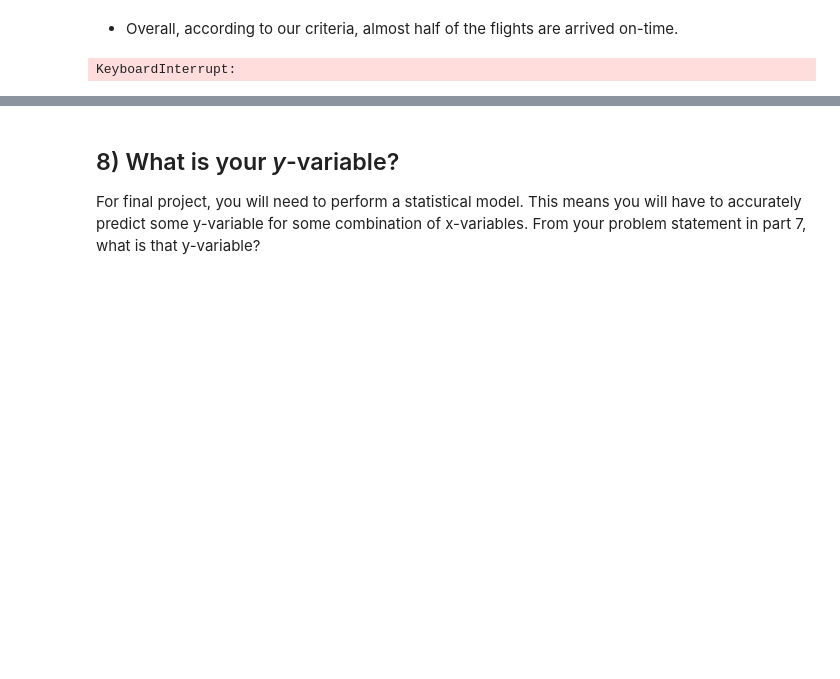
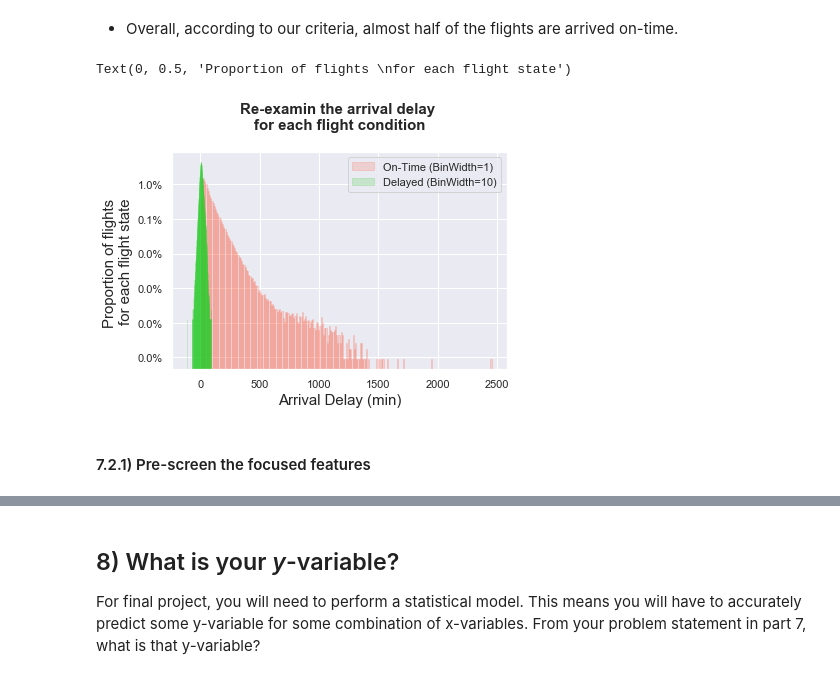
Before and after one commit to Wolfking2015/Final-Project-For-AML, a Jupyter notebook: final-project.ipynb, the cells around one changed output, grey strips where cells are left out. Cells and saved outputs as stored; diff of their text form; code cells hidden in the pictures; blank space fills up the shorter version.

```diff
--- a/final-project.ipynb
+++ b/final-project.ipynb
@@ -455,18 +442,21 @@ plt.hist(Delay_Status)
-# %%
-#Re-examination of the raw arrival delays and the depature delays
-Delay_Status=data_airline[['ArrDelay','DepDelay','FlightState']]
-
-#sns.catplot(x="FlightState", y="ArrDelay", kind="swarm", data=Delay_Status);
-
-#ArrDelay_Status=data_airline.groupby('FlightState').loc(['ArrDelay'])
-#DepDelay_Status=data_airline.groupby('FlightState').DepDelay
-#print(ArrDelay_Status)
-'''
-# Plot a historgram and kernel density estimate
-sns.distplot(d, color="m", ax=axes[1, 1])
-
-plt.setp(axes, yticks=[])
-plt.tight_layout()
-'''
-# %% [output]
-KeyboardInterrupt:
+# %%
+#Re-examination of the raw arrival delays and the depature delays
+Delay_Status=data_airline[['ArrDelay','FlightState']];
+Delayed=Delay_Status[Delay_Status['FlightState']==1]['ArrDelay'];
+On_Time=Delay_Status[Delay_Status['FlightState']==0]['ArrDelay'];
+Hist_Bin_Delayed=np.arange(np.min(Delayed),np.max(Delayed),10);
+
+plt.title('Re-examin the arrival delay \nfor each flight condition\n',fontsize=15, fontweight='bold')
+plt.hist(Delayed,bins=Hist_Bin_Delayed,density=True,log=True,color='tomato',edgecolor='tomato',alpha=0.2);
+plt.yscale('log')
+Hist_Bin_OnTime=np.arange(np.min(On_Time),np.max(On_Time),1);
+plt.hist(On_Time,bins=Hist_Bin_OnTime,density=True,log=True,color='limegreen',edgecolor='limegreen',alpha=0.2);
+plt.legend(['On-Time (BinWidth=1)','Delayed (BinWidth=10)']);
+plt.gca().yaxis.set_major_formatter(PercentFormatter(1))
+plt.xlabel('Arrival Delay (min)',fontsize=15)
+plt.ylabel('Proportion of flights \nfor each flight state',fontsize=15)
+# %% [output]
+Text(0, 0.5, 'Proportion of flights \nfor each flight state')
+[figure, added]
+# %% [markdown]
+#### 7.2.1) Pre-screen the focused features
```
Also changed, not shown: parts of 9 cells of this notebook.
